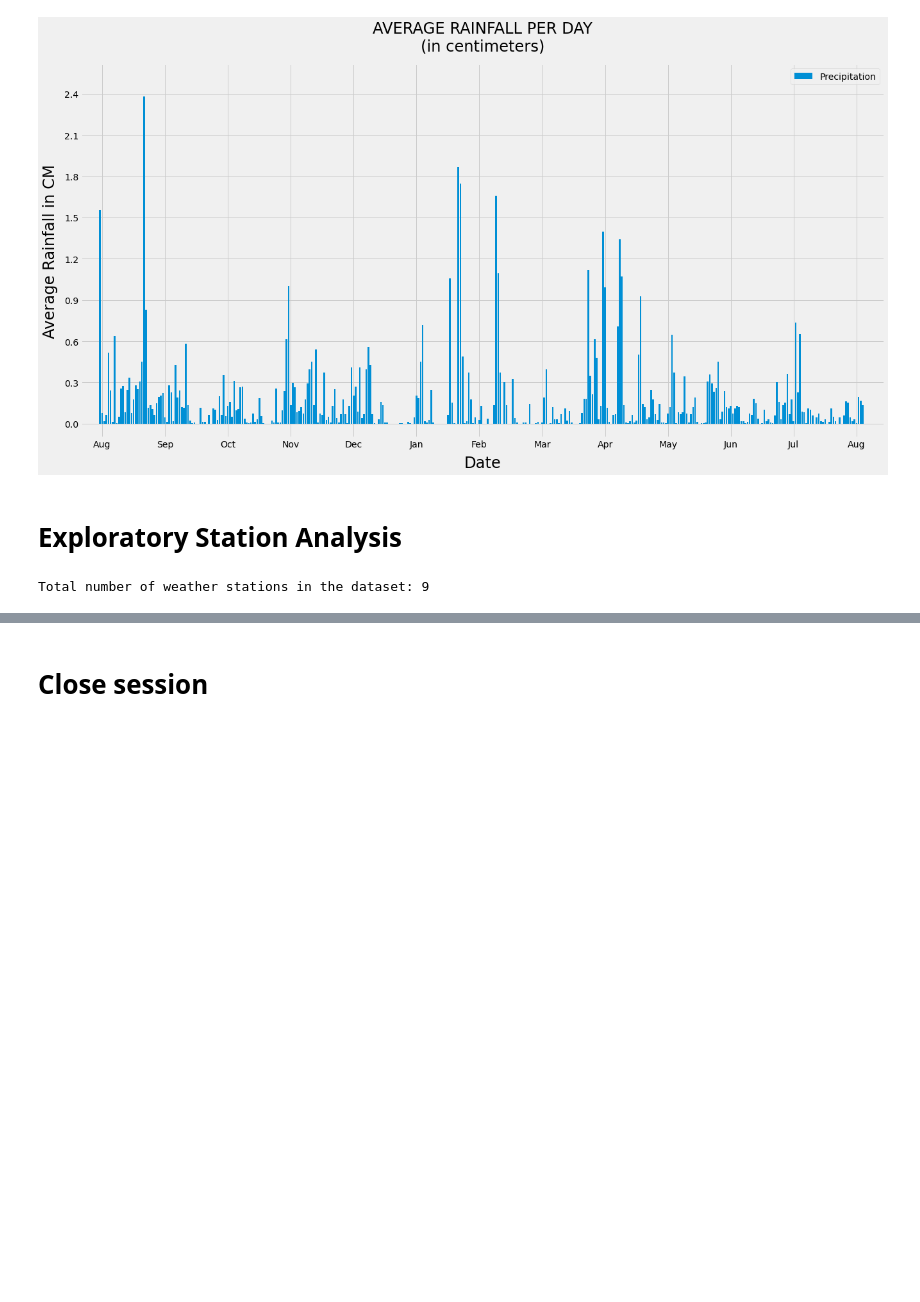
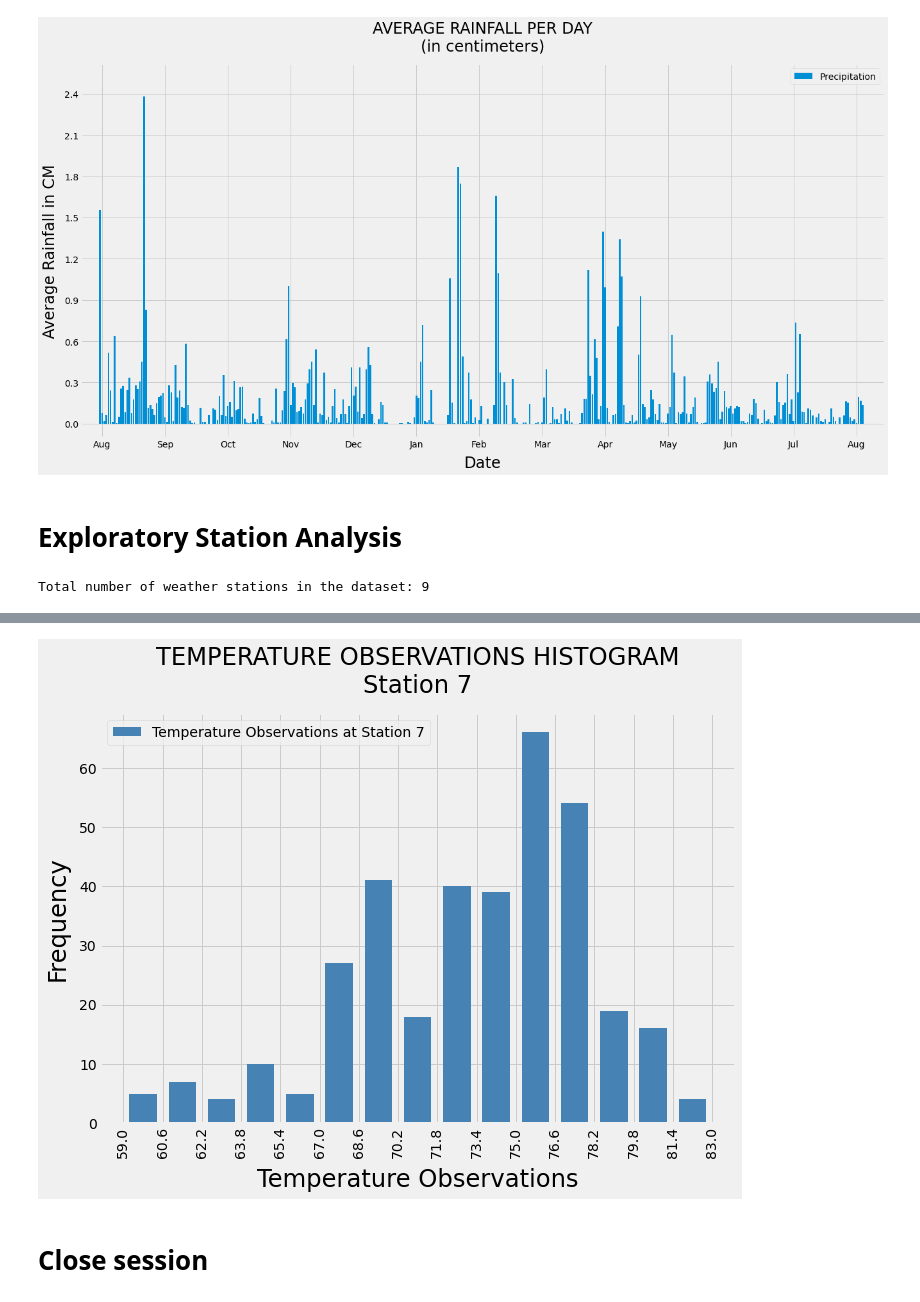
Before and after one commit to kennethcandersen/Weather-Database-and-API-Service, a Jupyter notebook: climate_starter.ipynb, the cells around one changed output, grey strips where cells are left out. Drawn from its saved outputs; the diff is of its cells as text; code cells hidden in the pictures; blank space fills up the shorter version.

Commit message:
Climate analysis finished, with chart export function added

```diff
--- a/climate_starter.ipynb
+++ b/climate_starter.ipynb
@@ -191,3 +212,14 @@ most_active_stations
 # Using the most active station id
 # Query the last 12 months of temperature observation data for this station and plot
 #the results as a histogram
+
+station_id = 7
+stmt = session.query(Measurements.date, Measurements.tobs).\
+    filter(Measurements.station == Stations.station).\
+    filter(Stations.id == station_id).\
+    filter(Measurements.date > '2016-08-19').statement
+
+most_active_station_12months = pd.read_sql_query(stmt, session.bind).\
+    rename(columns={'date' : 'Date', 'tobs' :f"Temp Obs at Station {station_id}"})
+
+most_active_station_12months
@@ -194,3 +240,31 @@ most_active_stations
+# %%
+#Plot the temperature observations.
+
+temps = most_active_station_12months.iloc[:, 1]                                         # Set up x axis
+
+plt.figure(figsize=(10, 8))                                           # Set up plot figure size
+
+n, bins, patches = plt.hist(temps, bins=15, histtype='bar',        # Plot histogram with defined number of bins
+                            align='mid', orientation='vertical',
+                            rwidth=.7,  color='steelblue',
+                            label=f"Temperature Observations at Station {station_id}")
+
+plt.xticks(bins, rotation = 90)                                       # Set up x ticks
+
+plt.xlabel('Temperature Observations', fontsize='xx-large', labelpad=10)  # Set up x axis label
+plt.ylabel('Frequency', fontsize='xx-large', labelpad=10)             # Set up y axis label
+plt.title(f"TEMPERATURE OBSERVATIONS HISTOGRAM\nStation {station_id}", fontsize='xx-large',             # Set up title
+          loc='center', pad=20)
+
+plt.legend()                                                          # Add legend
+
+plt.tight_layout()
+
+plt.savefig("output_charts/temp_obs_histogram.png", transparent=False)        # Export chart
+
+plt.show()
+# %% [output]
+[figure, added]
 # %% [markdown]
 # Close session
 # %%
```
Also changed, not shown: parts of 4 cells of this notebook, 2 other files.
